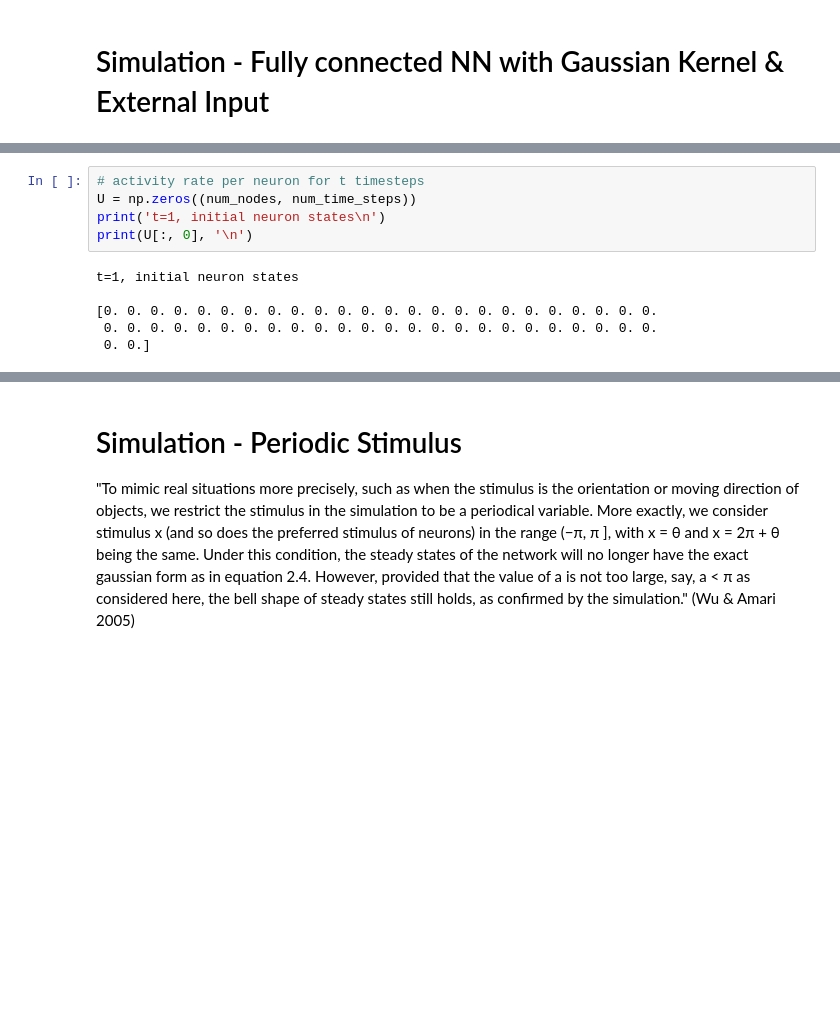
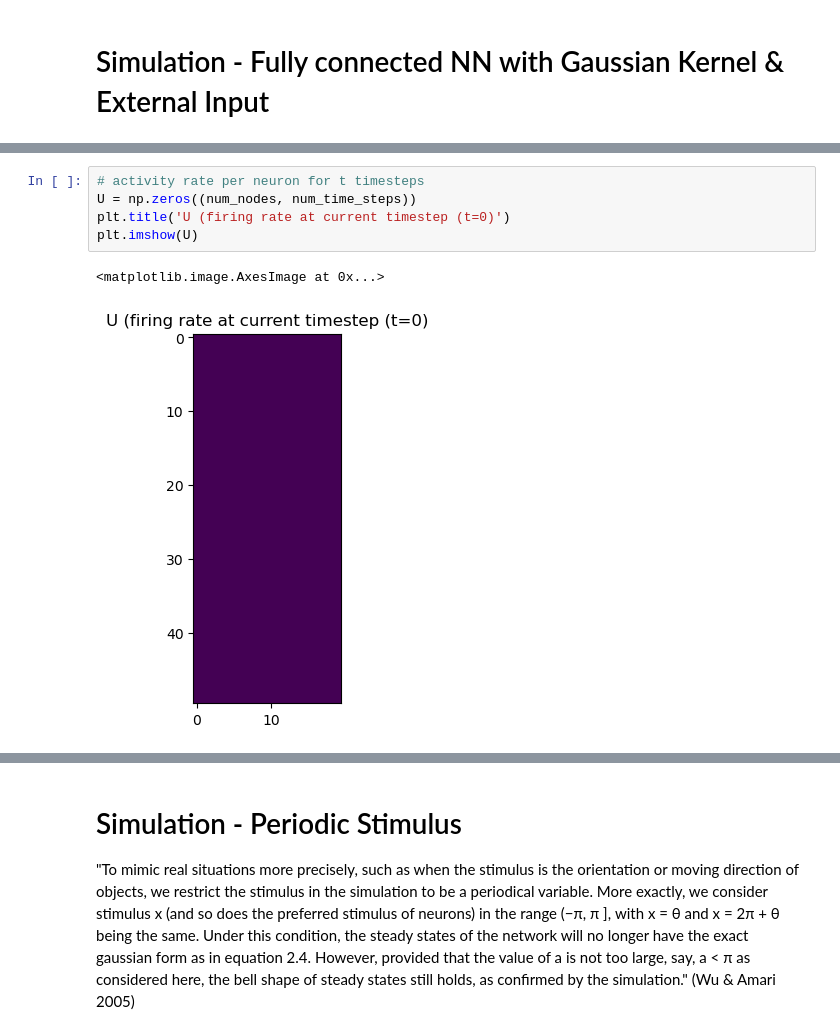
Before and after one commit to michealrm/Trappenberg_CAAN, a Jupyter notebook: caan_simulation.ipynb, the cells around one changed output, grey strips where cells are left out. Saved outputs shown, nothing was run; the diff lists cells and outputs as text; blank space fills up the shorter version.

```diff
--- a/caan_simulation.ipynb
+++ b/caan_simulation.ipynb
@@ -39,14 +44,11 @@ plot_external_input(external_input, num_time_steps)
 # %%
 # activity rate per neuron for t timesteps
 U = np.zeros((num_nodes, num_time_steps))
-print('t=1, initial neuron states\n')
-print(U[:, 0], '\n')
+plt.title('U (firing rate at current timestep (t=0)')
+plt.imshow(U)
 # %% [output]
-t=1, initial neuron states
-
-[0. 0. 0. 0. 0. 0. 0. 0. 0. 0. 0. 0. 0. 0. 0. 0. 0. 0. 0. 0. 0. 0. 0. 0.
- 0. 0. 0. 0. 0. 0. 0. 0. 0. 0. 0. 0. 0. 0. 0. 0. 0. 0. 0. 0. 0. 0. 0. 0.
- 0. 0.]
+<matplotlib.image.AxesImage at 0x...>
+[figure, added]
 # %%
 tau = 1
 mu = 2
```
Also changed, not shown: parts of 8 cells of this notebook.
